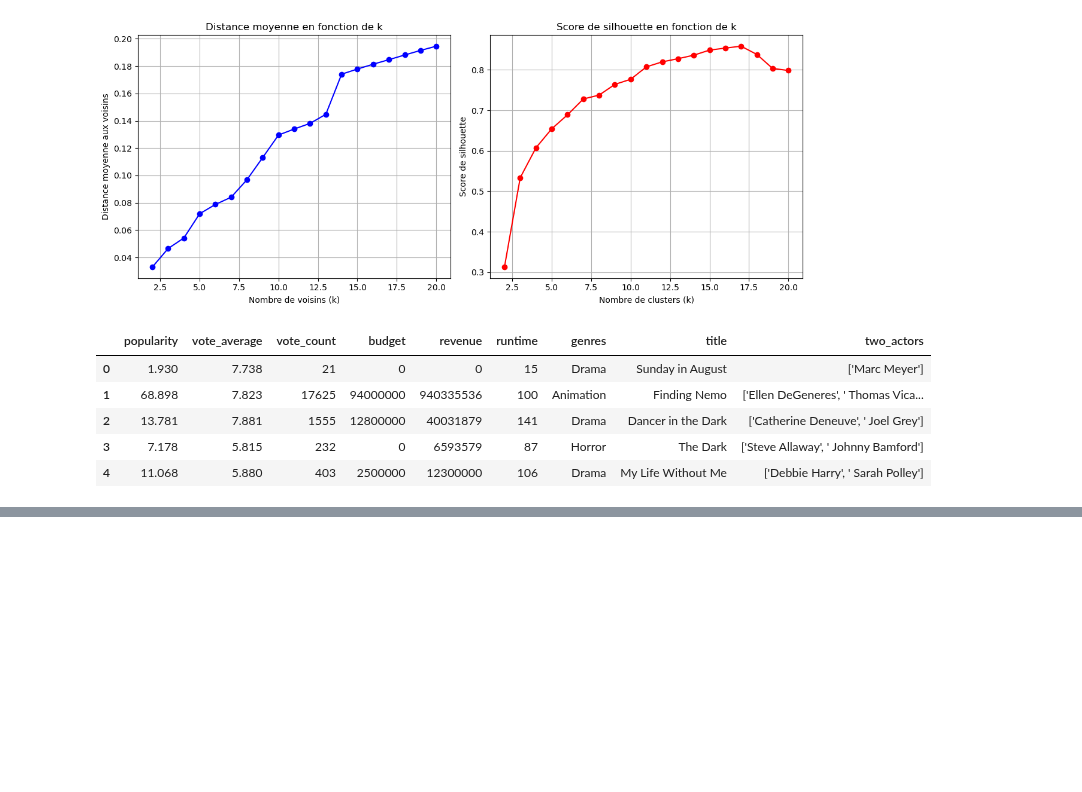
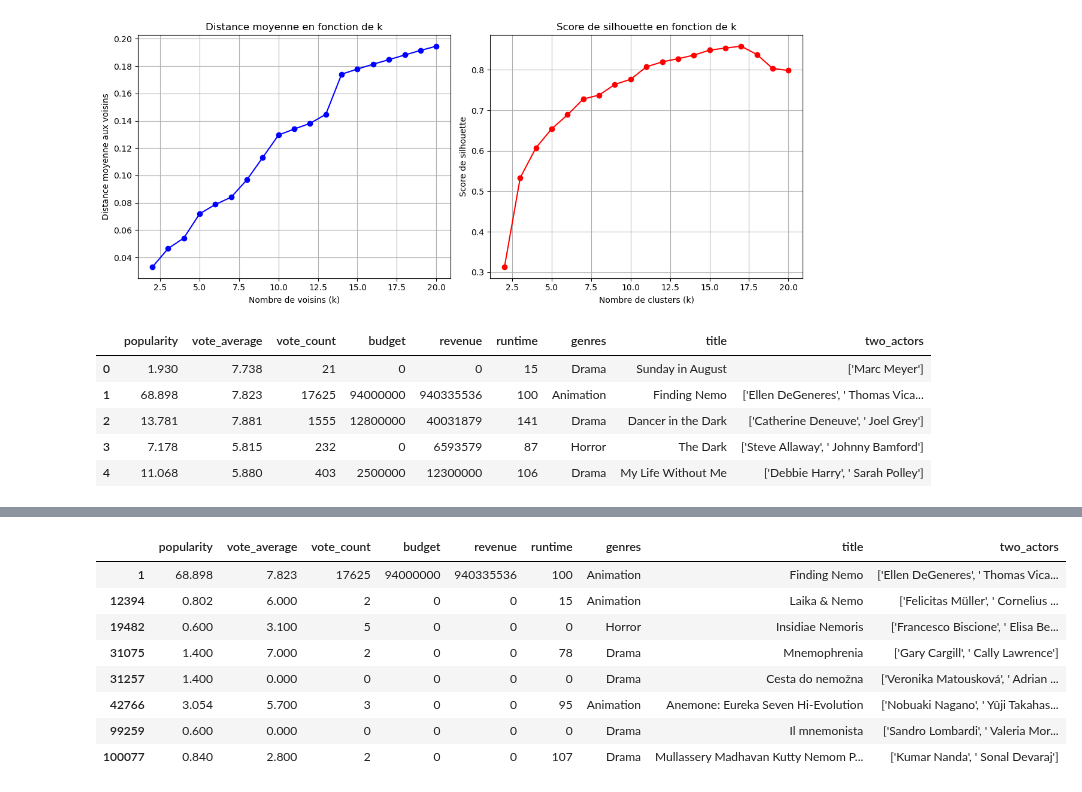
Before and after one commit to aurelieDANIEL2003/projet2_AAA, a Jupyter notebook: Recommendation_a.ipynb, the cells around one changed output, grey strips where cells are left out. Drawn from its saved outputs; the diff is of its cells as text; code cells hidden in the pictures; blank space fills up the shorter version.

```diff
--- a/Recommendation_a.ipynb
+++ b/Recommendation_a.ipynb
@@ -452,0 +421,43 @@ film_actors_list = list(film_actors.iloc[0])  # Les acteurs du film recherché
+# %%
+# Fonction pour rechercher des titres
+def search_movies(film_nom, df):
+    results = df[df['title'].str.contains(film_nom, case=False, na=False)]
+    return results
+
+# Interface utilisateur avec Streamlit
+st.title("Recherche et sélection de films")
+film_nom = st.text_input("Entrez le titre ou une partie du titre du film :")
+
+if film_nom:  # Vérifier si l'utilisateur a saisi un texte
+    results = search_movies(film_nom, df_filtered)
+
+    if not results.empty:
+        st.write("Voici les films trouvés correspondant à votre recherche :")
+        # Affichage des résultats sous forme de tableau interactif
+        st.dataframe(results[['genres' 'title']])
+
+        # Permettre à l'utilisateur de choisir un film
+        selected_id = st.selectbox(
+            "Sélectionnez l'ID du film correspondant :",
+            options=results['id'].tolist()
+        )
+
+        # Afficher les détails du film sélectionné
+        if selected_id:
+            selected_movie = df_filtered[df_filtered['id'] == selected_id]
+            st.write("Vous avez sélectionné :")
+            st.write(selected_movie)
+    else:
+        st.write("Aucun film trouvé pour votre recherche.")
+# %%
+search_movies('nemo', df_filtered)
+# %% [output]
+|  | popularity | vote_average | vote_count | budget | revenue | runtime | genres | title | two_actors |
+| 1 | 68.898 | 7.823 | 17625 | 94000000 | 940335536 | 100 | Animation | Finding Nemo | ['Ellen DeGeneres', ' Thomas Vica... |
+| 12394 | 0.802 | 6.000 | 2 | 0 | 0 | 15 | Animation | Laika & Nemo | ['Felicitas Müller', ' Cornelius ... |
+| 19482 | 0.600 | 3.100 | 5 | 0 | 0 | 0 | Horror | Insidiae Nemoris | ['Francesco Biscione', ' Elisa Be... |
+| 31075 | 1.400 | 7.000 | 2 | 0 | 0 | 78 | Drama | Mnemophrenia | ['Gary Cargill', ' Cally Lawrence'] |
+| 31257 | 1.400 | 0.000 | 0 | 0 | 0 | 0 | Drama | Cesta do nemožna | ['Veronika Matousková', ' Adrian ... |
+| 42766 | 3.054 | 5.700 | 3 | 0 | 0 | 95 | Animation | Anemone: Eureka Seven Hi-Evolution | ['Nobuaki Nagano', ' Yûji Takahas... |
+| 99259 | 0.600 | 0.000 | 0 | 0 | 0 | 0 | Drama | Il mnemonista | ['Sandro Lombardi', ' Valeria Mor... |
+| 100077 | 0.840 | 2.800 | 2 | 0 | 0 | 107 | Drama | Mullassery Madhavan Kutty Nemom P... | ['Kumar Nanda', ' Sonal Devaraj'] |
```
Also changed, not shown: parts of 7 cells of this notebook, 6 other files.
